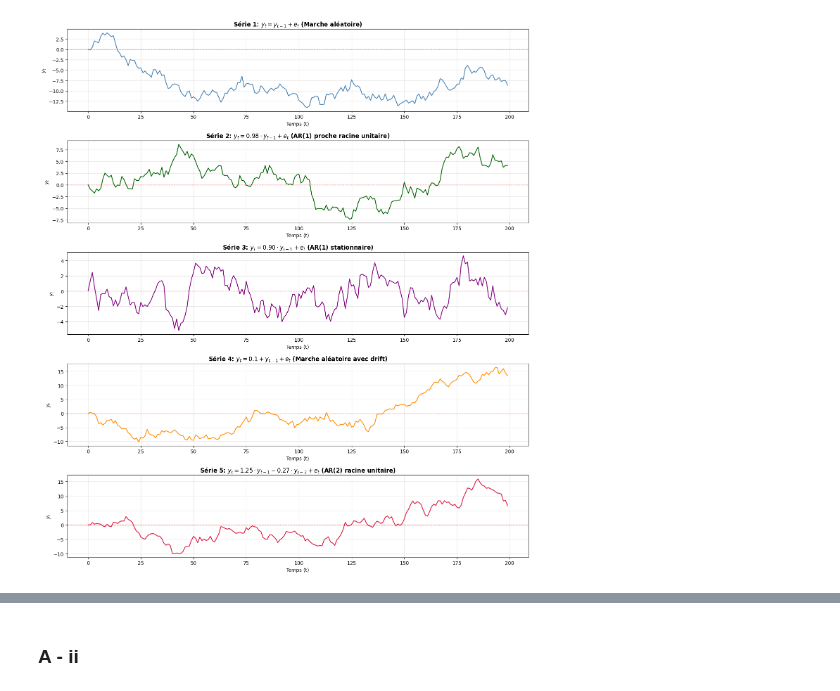
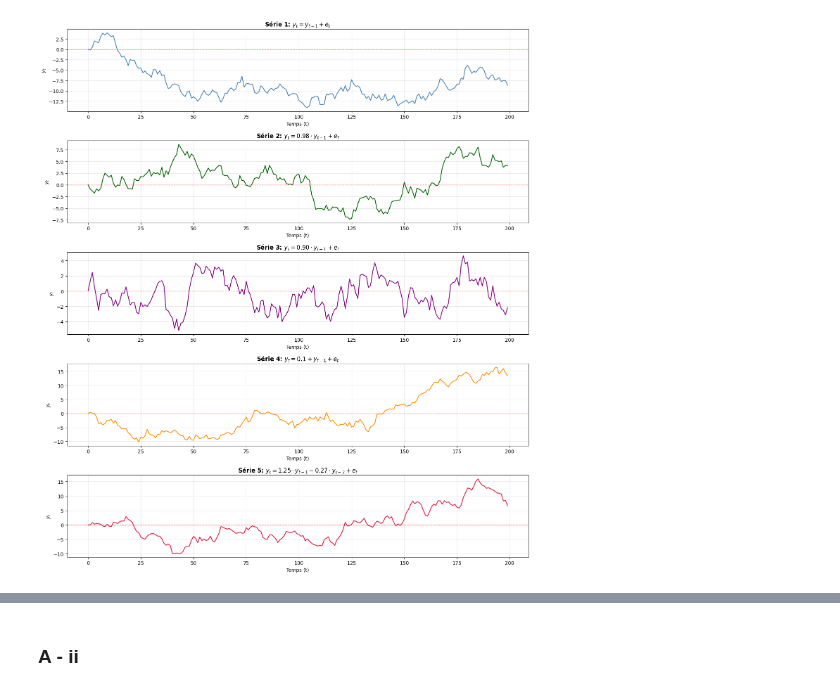
Before and after one commit to Lilas-Bertot/EXAMEN-FINAL, a Jupyter notebook: Q2.ipynb, the cells around one changed output, grey strips where cells are left out. Drawn from its saved outputs; the diff is of its cells as text; code cells hidden in the pictures.

```diff
--- a/Q2.ipynb
+++ b/Q2.ipynb
@@ -83,47 +73,47 @@ Série 5 (AR(2)):       Min=-9.90, Max=15.89, Finale=6.60
 # Graphiques des 5 séries temporelles
 fig, axes = plt.subplots(5, 1, figsize=(14, 16))
 
-# Série 1: Marche aléatoire
+# Série 1
 axes[0].plot(y1, linewidth=1.5, color='steelblue')
 axes[0].axhline(y=0, color='red', linestyle='--', linewidth=1, alpha=0.5)
-axes[0].set_title('Série 1: $y_t = y_{t-1} + e_t$ (Marche aléatoire)', fontsize=12, fontweight='bold')
+axes[0].set_title('Série 1: $y_t = y_{t-1} + e_t$', fontsize=12, fontweight='bold')
 axes[0].set_xlabel('Temps (t)', fontsize=10)
 axes[0].set_ylabel('$y_t$', fontsize=10)
 axes[0].grid(True, alpha=0.3)
 
-# Série 2: AR(1) avec φ=0.98
+# Série 2
 axes[1].plot(y2, linewidth=1.5, color='darkgreen')
 axes[1].axhline(y=0, color='red', linestyle='--', linewidth=1, alpha=0.5)
-axes[1].set_title('Série 2: $y_t = 0.98 \cdot y_{t-1} + e_t$ (AR(1) proche racine unitaire)', fontsize=12, fontweight='bold')
+axes[1].set_title('Série 2: $y_t = 0.98 \cdot y_{t-1} + e_t$', fontsize=12, fontweight='bold')
 axes[1].set_xlabel('Temps (t)', fontsize=10)
 axes[1].set_ylabel('$y_t$', fontsize=10)
 axes[1].grid(True, alpha=0.3)
 
-# Série 3: AR(1) avec φ=0.90
+# Série 3
 axes[2].plot(y3, linewidth=1.5, color='purple')
 axes[2].axhline(y=0, color='red', linestyle='--', linewidth=1, alpha=0.5)
-axes[2].set_title('Série 3: $y_t = 0.90 \cdot y_{t-1} + e_t$ (AR(1) stationnaire)', fontsize=12, fontweight='bold')
+axes[2].set_title('Série 3: $y_t = 0.90 \cdot y_{t-1} + e_t$', fontsize=12, fontweight='bold')
 axes[2].set_xlabel('Temps (t)', fontsize=10)
 axes[2].set_ylabel('$y_t$', fontsize=10)
 axes[2].grid(True, alpha=0.3)
 
-# Série 4: Marche aléatoire avec drift
+# Série 4
 axes[3].plot(y4, linewidth=1.5, color='darkorange')
 axes[3].axhline(y=0, color='red', linestyle='--', linewidth=1, alpha=0.5)
-axes[3].set_title('Série 4: $y_t = 0.1 + y_{t-1} + e_t$ (Marche aléatoire avec drift)', fontsize=12, fontweight='bold')
+axes[3].set_title('Série 4: $y_t = 0.1 + y_{t-1} + e_t$', fontsize=12, fontweight='bold')
 axes[3].set_xlabel('Temps (t)', fontsize=10)
 axes[3].set_ylabel('$y_t$', fontsize=10)
 axes[3].grid(True, alpha=0.3)
 
-# Série 5: AR(2)
+# Série 5
 axes[4].plot(y5, linewidth=1.5, color='crimson')
 axes[4].axhline(y=0, color='red', linestyle='--', linewidth=1, alpha=0.5)
-axes[4].set_title('Série 5: $y_t = 1.25 \cdot y_{t-1} - 0.27 \cdot y_{t-2} + e_t$ (AR(2) racine unitaire)', fontsize=12, fontweight='bold')
+axes[4].set_title('Série 5: $y_t = 1.25 \cdot y_{t-1} - 0.27 \cdot y_{t-2} + e_t$', fontsize=12, fontweight='bold')
 axes[4].set_xlabel('Temps (t)', fontsize=10)
 axes[4].set_ylabel('$y_t$', fontsize=10)
 axes[4].grid(True, alpha=0.3)
 
 plt.tight_layout()
 plt.show()
 # %% [output]
-[figure, old version]
+[figure, new version]
```
Also changed, not shown: parts of 33 cells of this notebook.
